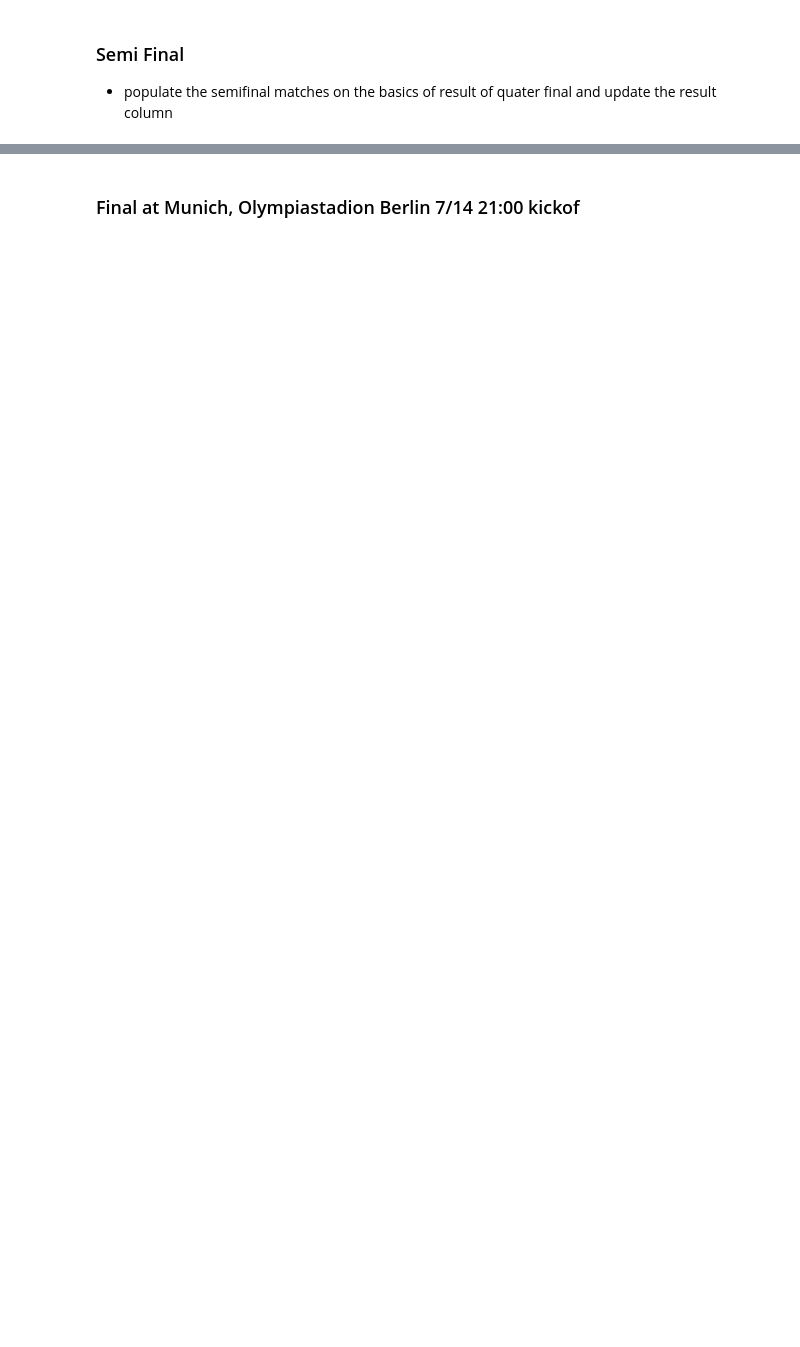
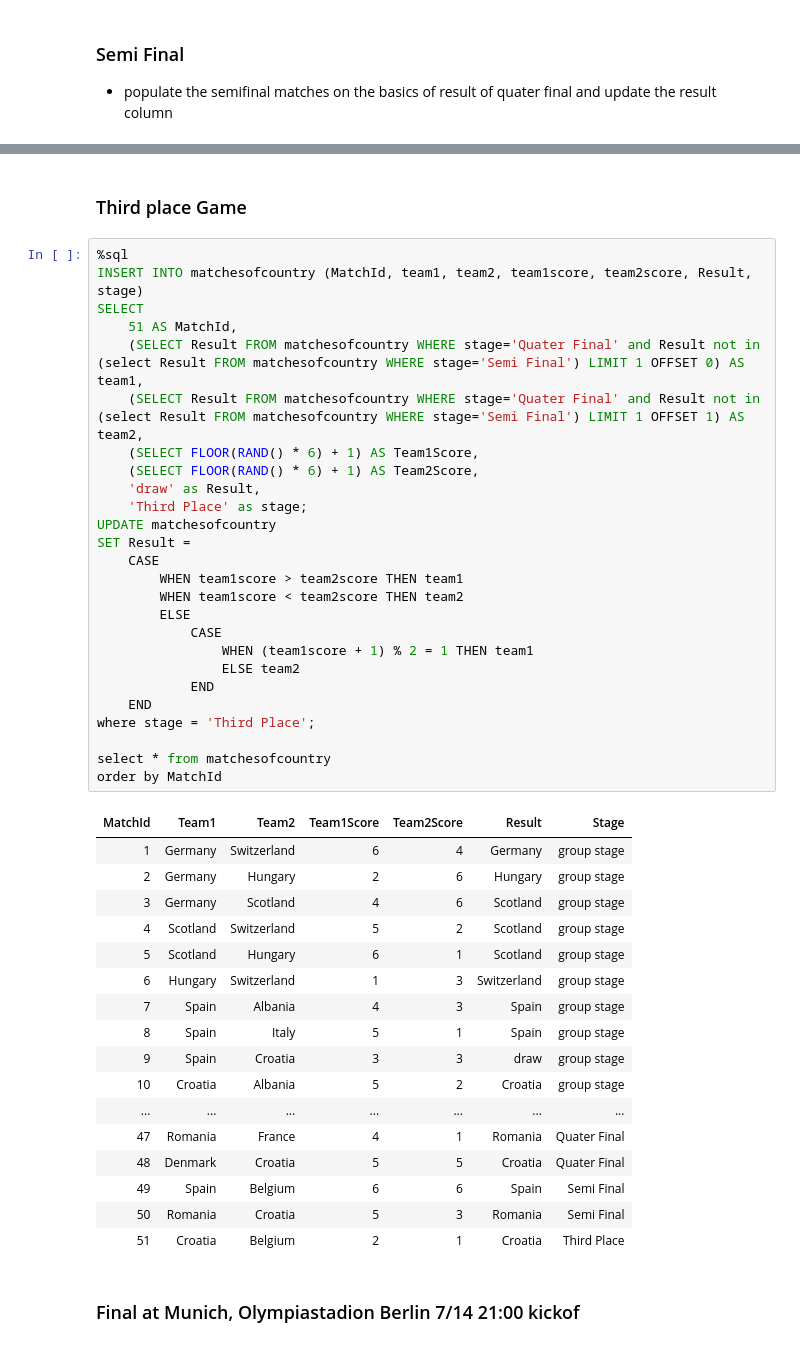
Before and after one commit to cezanekarki/Bootcamp-Tasks, a Jupyter notebook: Eurocup2024_project_sql/EuroCup2024(dipesh_Tripathi).ipynb, the cells around one changed output, grey strips where cells are left out. Saved outputs shown, nothing was run; the diff lists cells and outputs as text; blank space fills up the shorter version.

```diff
--- a/Eurocup2024_project_sql/EuroCup2024(dipesh_Tripathi).ipynb
+++ b/Eurocup2024_project_sql/EuroCup2024(dipesh_Tripathi).ipynb
@@ -608,3 +614,49 @@ order by MatchId
+# %% [markdown]
+### Third place Game
+# %%
+%sql
+INSERT INTO matchesofcountry (MatchId, team1, team2, team1score, team2score, Result, stage)
+SELECT
+    51 AS MatchId,
+    (SELECT Result FROM matchesofcountry WHERE stage='Quater Final' and Result not in (select Result FROM matchesofcountry WHERE stage='Semi Final') LIMIT 1 OFFSET 0) AS team1,
+    (SELECT Result FROM matchesofcountry WHERE stage='Quater Final' and Result not in (select Result FROM matchesofcountry WHERE stage='Semi Final') LIMIT 1 OFFSET 1) AS team2,
+    (SELECT FLOOR(RAND() * 6) + 1) AS Team1Score,
+    (SELECT FLOOR(RAND() * 6) + 1) AS Team2Score,
+    'draw' as Result,
+    'Third Place' as stage;
+UPDATE matchesofcountry
+SET Result =
+    CASE
+        WHEN team1score > team2score THEN team1
+        WHEN team1score < team2score THEN team2
+        ELSE
+            CASE
+                WHEN (team1score + 1) % 2 = 1 THEN team1
+                ELSE team2
+            END
+    END
+where stage = 'Third Place';
+
+select * from matchesofcountry
+order by MatchId
+# %% [output]
+| MatchId | Team1 | Team2 | Team1Score | Team2Score | Result | Stage |
+| 1 | Germany | Switzerland | 6 | 4 | Germany | group stage |
+| 2 | Germany | Hungary | 2 | 6 | Hungary | group stage |
+| 3 | Germany | Scotland | 4 | 6 | Scotland | group stage |
+| 4 | Scotland | Switzerland | 5 | 2 | Scotland | group stage |
+| 5 | Scotland | Hungary | 6 | 1 | Scotland | group stage |
+| 6 | Hungary | Switzerland | 1 | 3 | Switzerland | group stage |
+| 7 | Spain | Albania | 4 | 3 | Spain | group stage |
+| 8 | Spain | Italy | 5 | 1 | Spain | group stage |
+| 9 | Spain | Croatia | 3 | 3 | draw | group stage |
+| 10 | Croatia | Albania | 5 | 2 | Croatia | group stage |
+| ... | ... | ... | ... | ... | ... | ... |
+| 47 | Romania | France | 4 | 1 | Romania | Quater Final |
+| 48 | Denmark | Croatia | 5 | 5 | Croatia | Quater Final |
+| 49 | Spain | Belgium | 6 | 6 | Spain | Semi Final |
+| 50 | Romania | Croatia | 5 | 3 | Romania | Semi Final |
+| 51 | Croatia | Belgium | 2 | 1 | Croatia | Third Place |
 # %% [markdown]
 ### Final at Munich, Olympiastadion Berlin 7/14 21:00 kickof
 # %%
```
Also changed, not shown: parts of 16 cells of this notebook, 1 other file.
